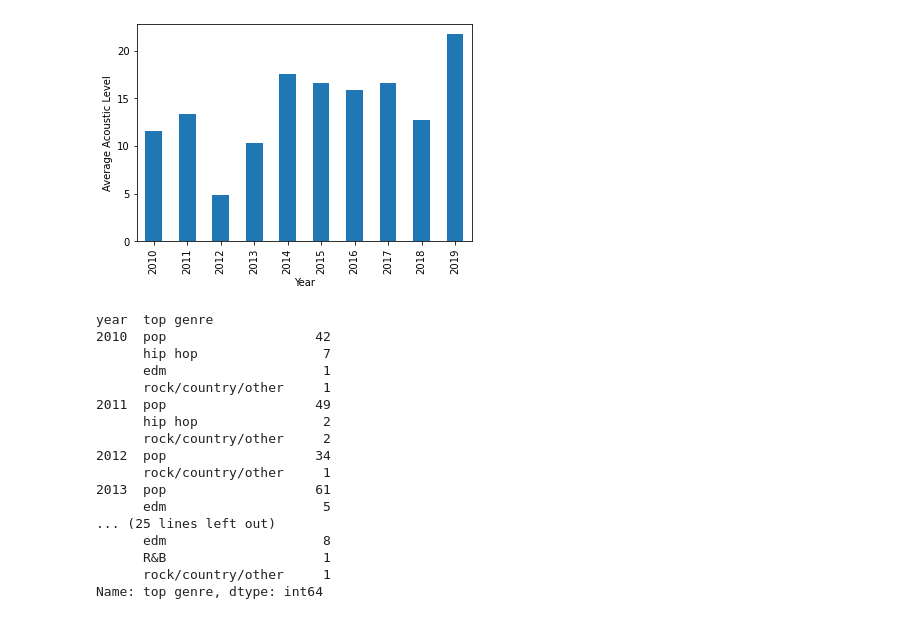
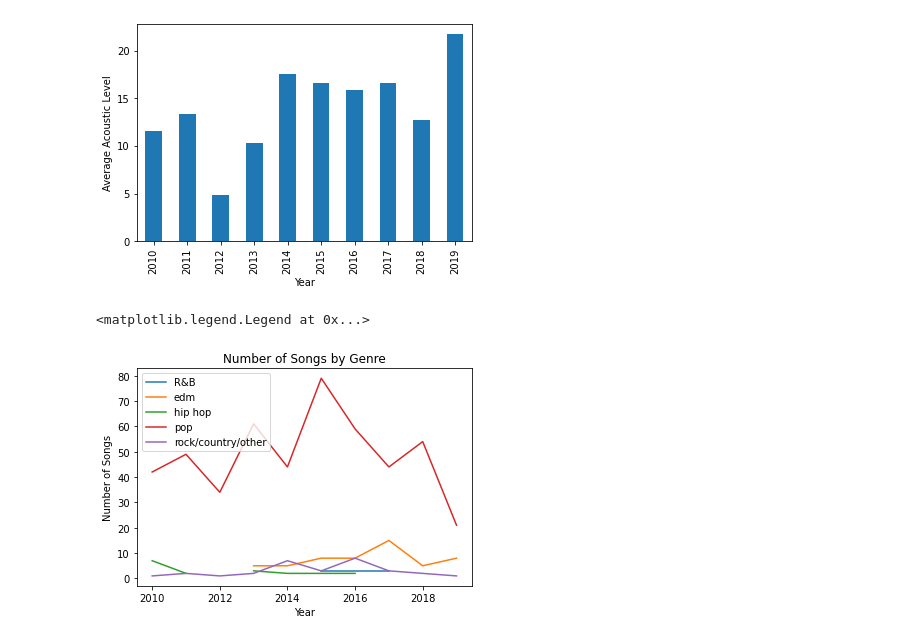
Before and after one commit to StevenTHG/Music-Research-Project-1, a Jupyter notebook: tracks_genres_graphs.ipynb, the cells around one changed output. Saved outputs shown, nothing was run; the diff lists cells and outputs as text; code cells hidden in the pictures.

Commit message:
songs by genre

```diff
--- a/tracks_genres_graphs.ipynb
+++ b/tracks_genres_graphs.ipynb
@@ -133,26 +133,14 @@ year_acous_plot = year_acous.plot(kind = 'bar', x = 'year', y= 'acous', xlabel =
 [figure]
 # %%
 import numpy as np
-year_genre = music_df.groupby(['year'])['top genre'].value_counts()
+music_df_slim = music_df[['year','top genre','title']]
+year_genre = pd.pivot_table(music_df_slim,values="title",index="year", columns="top genre", aggfunc=np.count_nonzero)
+# year_genreT = year_genre.set_index('year').T
 #index = [2010,2011,2012,2013,2014,2015,2016,2017,2018,2019]
 #x_axis = 'year'
 #line_graph = year_genre.plot.line()
-plt.plot('year' == 2010, '')
+# plt.plot('year' == 2010, '')
+year_genre.plot(kind='line', title="Number of Songs by Genre", ylabel="Number of Songs", xlabel="Year").legend(loc='best')
 # %% [output]
-year  top genre
-2010  pop                   42
-      hip hop                7
-      edm                    1
-      rock/country/other     1
-2011  pop                   49
-      hip hop                2
-      rock/country/other     2
-2012  pop                   34
-      rock/country/other     1
-2013  pop                   61
-      edm                    5
-... (25 lines left out)
-      edm                    8
-      R&B                    1
-      rock/country/other     1
-Name: top genre, dtype: int64
+<matplotlib.legend.Legend at 0x...>
+[figure, added]
```
